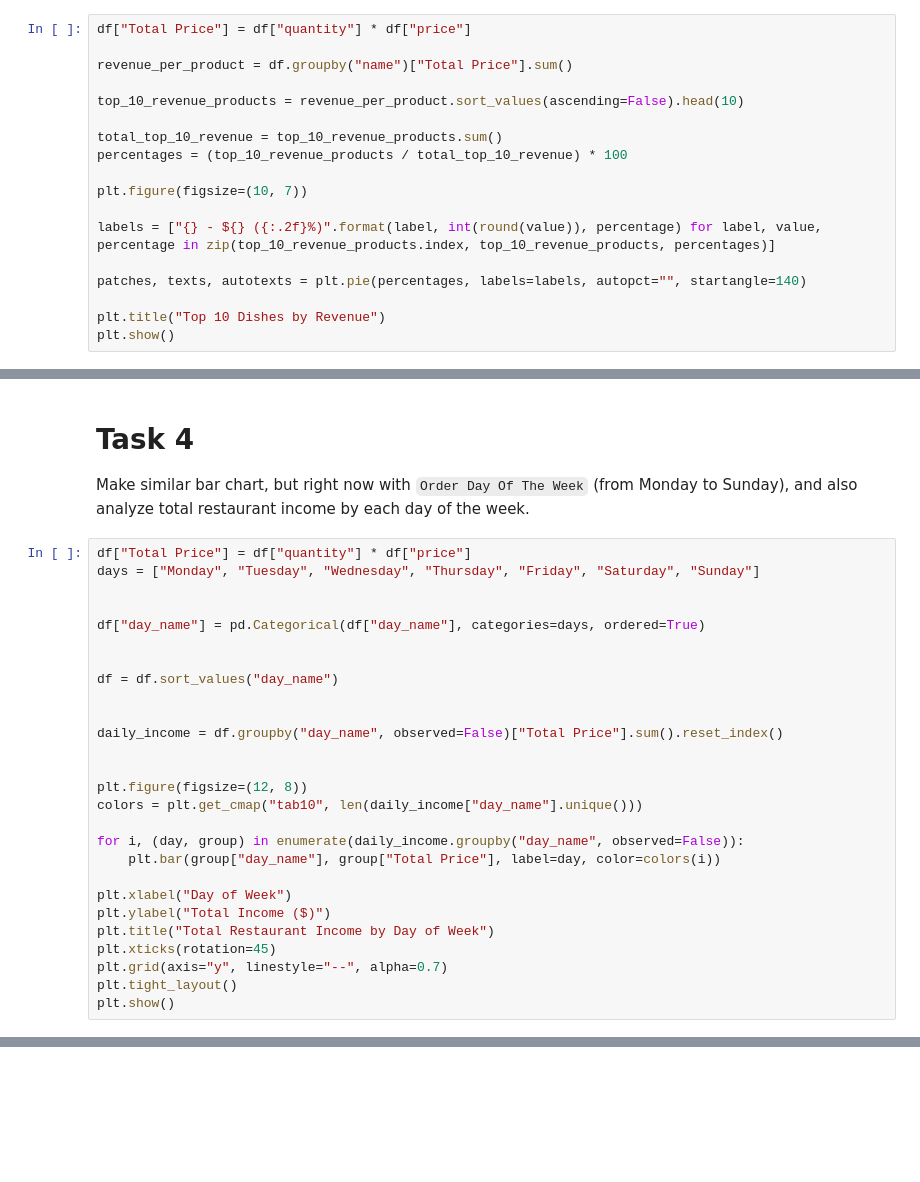
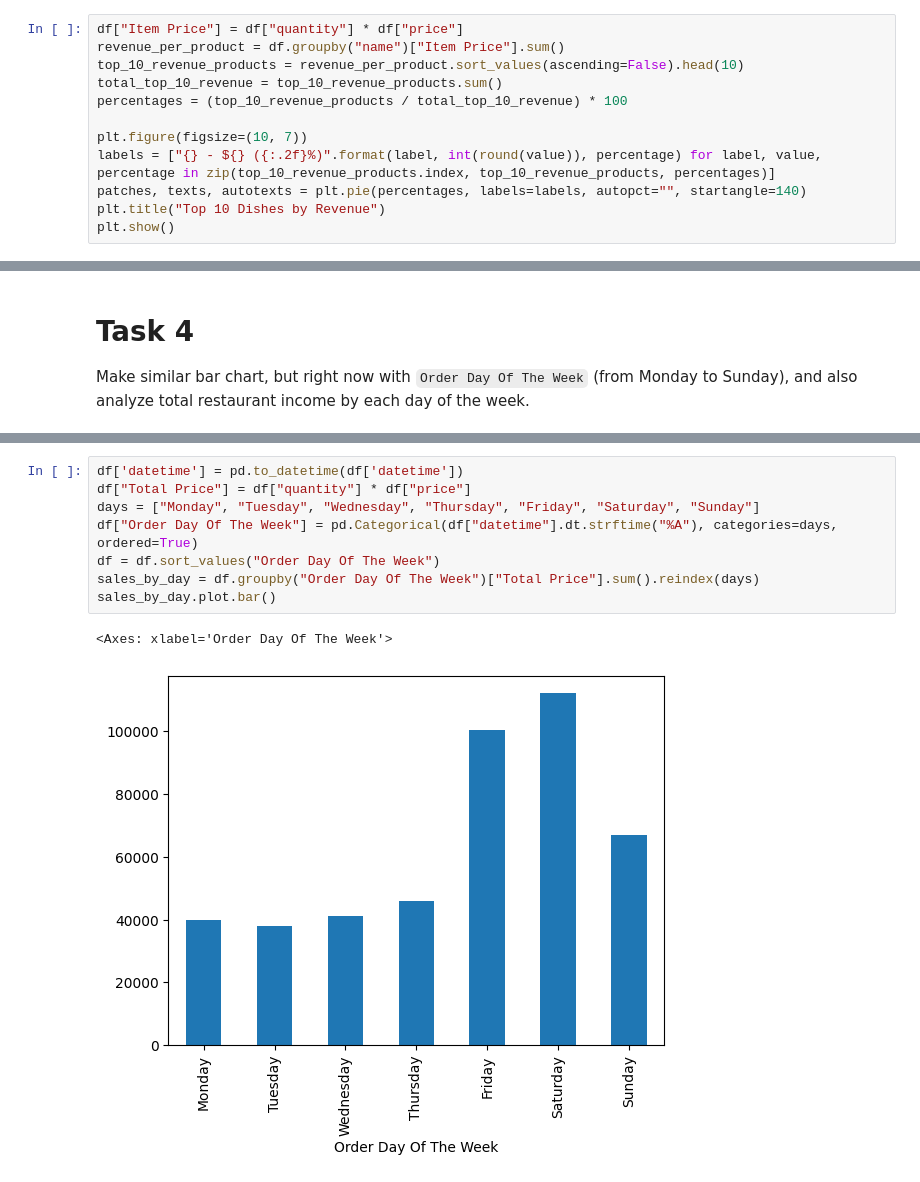
Before and after one commit to Chub-andrew/py-restaurant-data-analysis, a Jupyter notebook: app/main.ipynb, the cells around one changed output, grey strips where cells are left out. Drawn from its saved outputs; the diff is of its cells as text; blank space fills up the shorter version.

```diff
--- a/app/main.ipynb
+++ b/app/main.ipynb
@@ -81,21 +79,15 @@ plt.show()
 Calculate `Item Price` (Product Price * Quantity) for each Order Item in dataframe.
 And Make the same Top 10 pie chart, but this time by `Item Price`. So this chart should describe not the most popular products by quantity, but which products (top 10) make the most money for restaurant. It should be also with percentage.
 # %%
-df["Total Price"] = df["quantity"] * df["price"]
-
-revenue_per_product = df.groupby("name")["Total Price"].sum()
-
+df["Item Price"] = df["quantity"] * df["price"]
+revenue_per_product = df.groupby("name")["Item Price"].sum()
 top_10_revenue_products = revenue_per_product.sort_values(ascending=False).head(10)
-
 total_top_10_revenue = top_10_revenue_products.sum()
 percentages = (top_10_revenue_products / total_top_10_revenue) * 100
 
 plt.figure(figsize=(10, 7))
-
 labels = ["{} - ${} ({:.2f}%)".format(label, int(round(value)), percentage) for label, value, percentage in zip(top_10_revenue_products.index, top_10_revenue_products, percentages)]
-
 patches, texts, autotexts = plt.pie(percentages, labels=labels, autopct="", startangle=140)
-
 plt.title("Top 10 Dishes by Revenue")
 plt.show()
 # %% [output]
@@ -123,30 +115,3 @@ plt.show()
 # %% [markdown]
 # Task 4
 Make similar bar chart, but right now with `Order Day Of The Week` (from Monday to Sunday), and also analyze total restaurant income by each day of the week.
-# %%
-df["Total Price"] = df["quantity"] * df["price"]
-days = ["Monday", "Tuesday", "Wednesday", "Thursday", "Friday", "Saturday", "Sunday"]
-
-
-df["day_name"] = pd.Categorical(df["day_name"], categories=days, ordered=True)
-
-
-df = df.sort_values("day_name")
-
-
-daily_income = df.groupby("day_name", observed=False)["Total Price"].sum().reset_index()
-
-
-plt.figure(figsize=(12, 8))
-colors = plt.get_cmap("tab10", len(daily_income["day_name"].unique()))
-
-for i, (day, group) in enumerate(daily_income.groupby("day_name", observed=False)):
-    plt.bar(group["day_name"], group["Total Price"], label=day, color=colors(i))
-
-plt.xlabel("Day of Week")
-plt.ylabel("Total Income ($)")
-plt.title("Total Restaurant Income by Day of Week")
-plt.xticks(rotation=45)
-plt.grid(axis="y", linestyle="--", alpha=0.7)
-plt.tight_layout()
-plt.show()
@@ -154,0 +118,11 @@ plt.show()
+# %%
+df['datetime'] = pd.to_datetime(df['datetime'])
+df["Total Price"] = df["quantity"] * df["price"]
+days = ["Monday", "Tuesday", "Wednesday", "Thursday", "Friday", "Saturday", "Sunday"]
+df["Order Day Of The Week"] = pd.Categorical(df["datetime"].dt.strftime("%A"), categories=days, ordered=True)
+df = df.sort_values("Order Day Of The Week")
+sales_by_day = df.groupby("Order Day Of The Week")["Total Price"].sum().reindex(days)
+sales_by_day.plot.bar()
+# %% [output]
+<Axes: xlabel='Order Day Of The Week'>
+[figure, added]
```
Also changed, not shown: parts of 4 cells of this notebook.
